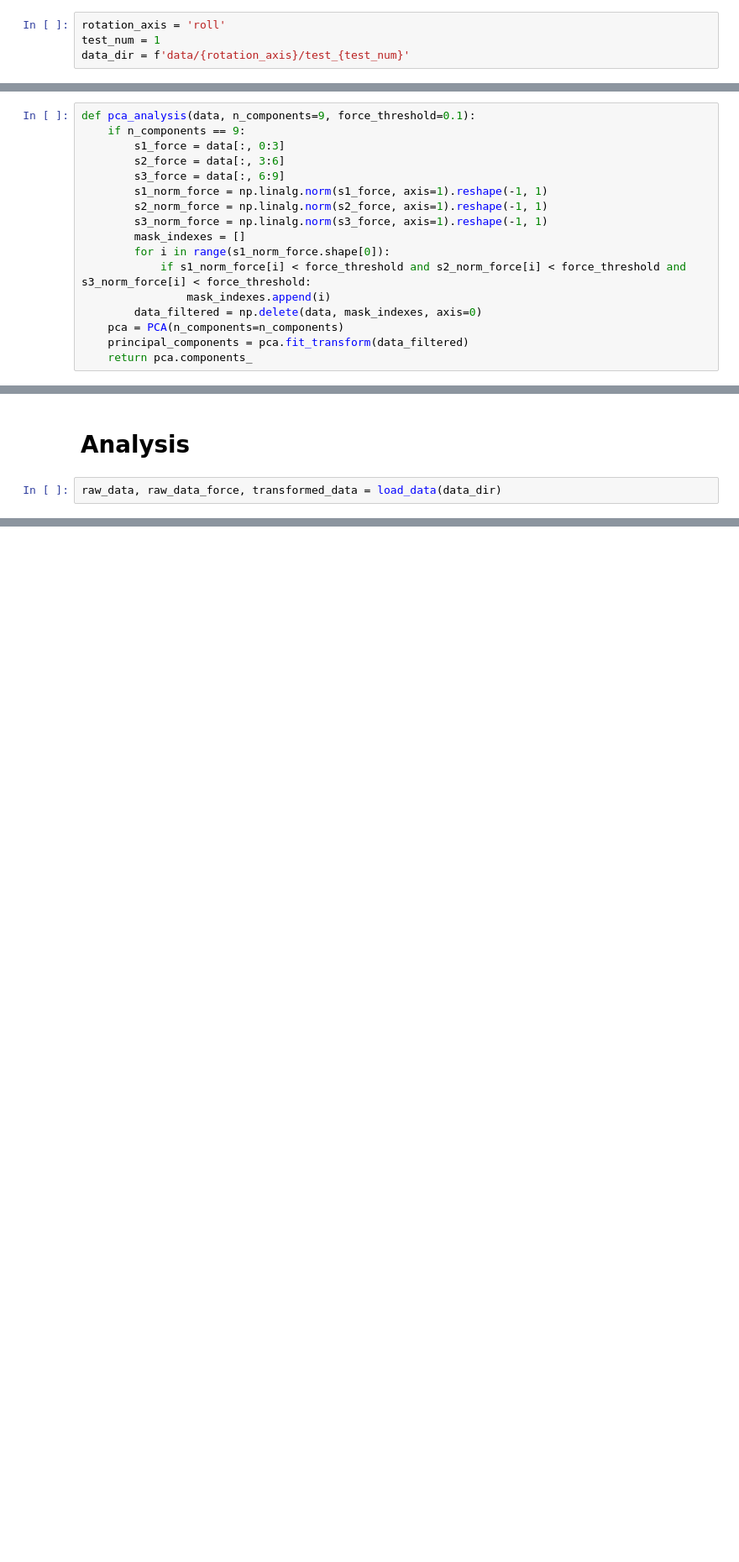
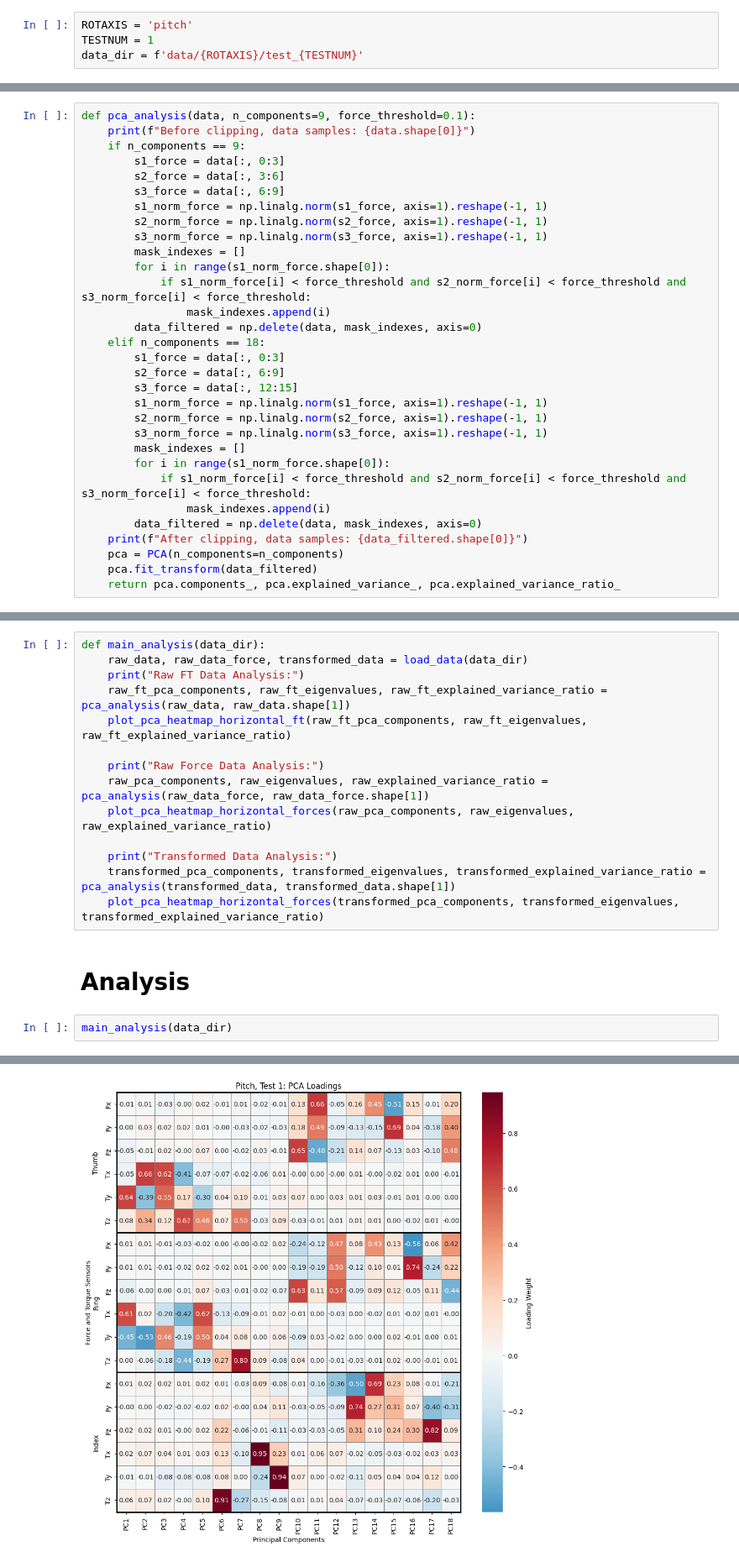
Before and after one commit to Cuberkk/Finger_manipulation_project, a Jupyter notebook: data_analysis.ipynb, the cells around one changed output, grey strips where cells are left out. Shown at 84% size. Saved outputs shown, nothing was run; the diff lists cells and outputs as text; blank space fills up the shorter version.

Commit message:
pca analysis

```diff
--- a/data_analysis.ipynb
+++ b/data_analysis.ipynb
@@ -7,9 +8,9 @@ import matplotlib.pyplot as plt
 from sklearn.decomposition import PCA
 from sklearn.preprocessing import StandardScaler
 # %%
-rotation_axis = 'roll'
-test_num = 1
-data_dir = f'data/{rotation_axis}/test_{test_num}'
+ROTAXIS = 'pitch'
+TESTNUM = 1
+data_dir = f'data/{ROTAXIS}/test_{TESTNUM}'
 # %% [markdown]
 # Function Libs
 # %%
@@ -20,6 +21,7 @@ def load_data(data_dir):
     return raw_data, raw_data_force, transformed_data
 # %%
 def pca_analysis(data, n_components=9, force_threshold=0.1):
+    print(f"Before clipping, data samples: {data.shape[0]}")
     if n_components == 9:
         s1_force = data[:, 0:3]
         s2_force = data[:, 3:6]
@@ -32,6 +34,19 @@ def pca_analysis(data, n_components=9, force_threshold=0.1):
             if s1_norm_force[i] < force_threshold and s2_norm_force[i] < force_threshold and s3_norm_force[i] < force_threshold:
                 mask_indexes.append(i)
         data_filtered = np.delete(data, mask_indexes, axis=0)
+    elif n_components == 18:
+        s1_force = data[:, 0:3]
+        s2_force = data[:, 6:9]
+        s3_force = data[:, 12:15]
+        s1_norm_force = np.linalg.norm(s1_force, axis=1).reshape(-1, 1)
+        s2_norm_force = np.linalg.norm(s2_force, axis=1).reshape(-1, 1)
+        s3_norm_force = np.linalg.norm(s3_force, axis=1).reshape(-1, 1)
+        mask_indexes = []
+        for i in range(s1_norm_force.shape[0]):
+            if s1_norm_force[i] < force_threshold and s2_norm_force[i] < force_threshold and s3_norm_force[i] < force_threshold:
+                mask_indexes.append(i)
+        data_filtered = np.delete(data, mask_indexes, axis=0)
+    print(f"After clipping, data samples: {data_filtered.shape[0]}")
     pca = PCA(n_components=n_components)
-    principal_components = pca.fit_transform(data_filtered)
-    return pca.components_
+    pca.fit_transform(data_filtered)
+    return pca.components_, pca.explained_variance_, pca.explained_variance_ratio_
@@ -38,4 +155,19 @@ def pca_analysis(data, n_components=9, force_threshold=0.1):
+# %%
+def main_analysis(data_dir):
+    raw_data, raw_data_force, transformed_data = load_data(data_dir)
+    print("Raw FT Data Analysis:")
+    raw_ft_pca_components, raw_ft_eigenvalues, raw_ft_explained_variance_ratio = pca_analysis(raw_data, raw_data.shape[1])
+    plot_pca_heatmap_horizontal_ft(raw_ft_pca_components, raw_ft_eigenvalues, raw_ft_explained_variance_ratio)
+
+    print("Raw Force Data Analysis:")
+    raw_pca_components, raw_eigenvalues, raw_explained_variance_ratio = pca_analysis(raw_data_force, raw_data_force.shape[1])
+    plot_pca_heatmap_horizontal_forces(raw_pca_components, raw_eigenvalues, raw_explained_variance_ratio)
+
+    print("Transformed Data Analysis:")
+    transformed_pca_components, transformed_eigenvalues, transformed_explained_variance_ratio = pca_analysis(transformed_data, transformed_data.shape[1])
+    plot_pca_heatmap_horizontal_forces(transformed_pca_components, transformed_eigenvalues, transformed_explained_variance_ratio)
 # %% [markdown]
 # Analysis
 # %%
-raw_data, raw_data_force, transformed_data = load_data(data_dir)
+main_analysis(data_dir)
+# %% [output]
@@ -41,0 +191 @@ raw_data, raw_data_force, transformed_data = load_data(data_dir)
+[figure, added]
```
Also changed, not shown: parts of 6 cells of this notebook, 1 other file.
